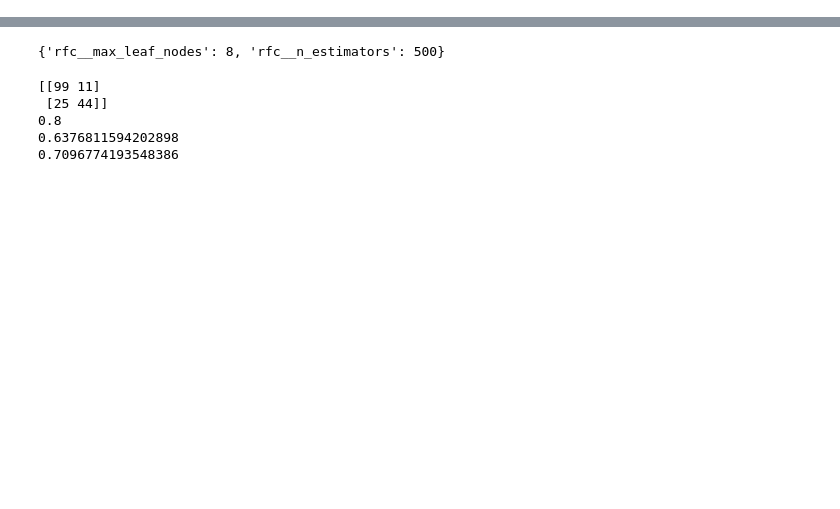
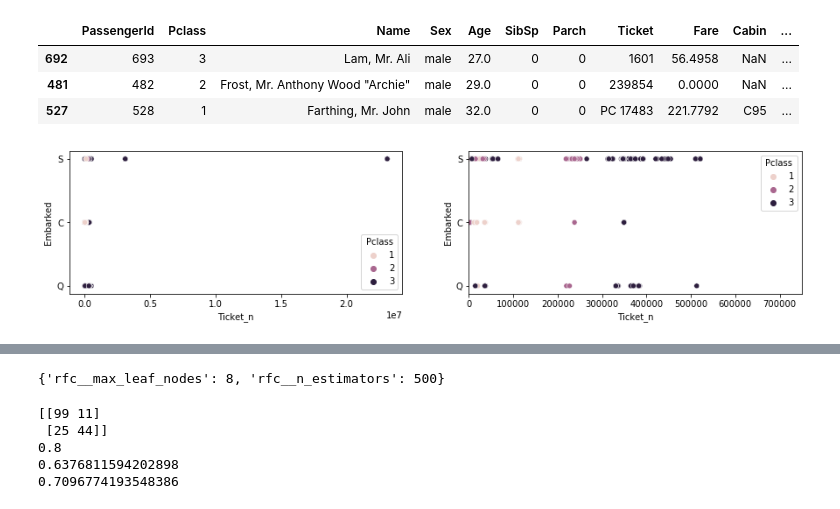
Before and after one commit to lcesaratto/Kaggle-Titanic, a Jupyter notebook: notebook.ipynb, the cells around one changed output, grey strips where cells are left out. Cells and saved outputs as stored; diff of their text form; code cells hidden in the pictures; blank space fills up the shorter version.

```diff
--- a/notebook.ipynb
+++ b/notebook.ipynb
@@ -64,0 +112,12 @@ X_train['Titles'] = X_train.apply(get_titles, axis=1)
+# %%
+## Estimate Age
+
+def estimate_age(df):
+    median_by_titles = df.groupby('Titles')['Age'].median()
+    median_by_gender = df.groupby('Sex')['Age'].median()
+    median_by_pclass = df.groupby('Pclass')['Age'].median()
+
+    return pd.Series(data=((median_by_titles[df['Titles']].values + median_by_gender[df['Sex']].values + median_by_pclass[df['Pclass']].values)//3), index=df.index)
+
+X_train['Age'].fillna(estimate_age(X_train), axis=0, inplace=True)
+X_train.isnull().sum()
@@ -64,0 +160,27 @@ X_train['Titles'] = X_train.apply(get_titles, axis=1)
+# %%
+## Check tickets
+
+import regex as re
+
+def fill_ticket_n(row):
+    try:
+        return int(re.sub("[^0-9]","",row['Ticket']))
+    except:
+        return int(0)
+
+X_train['Ticket_n'] = X_train.apply(fill_ticket_n,axis=1)
+display(X_train.head(3))
+
+plt.figure(figsize=(15,3))
+plt.subplot(1,2,1)
+sns.scatterplot(data=X_train,x='Ticket_n',y='Embarked', hue='Pclass')
+plt.subplot(1,2,2)
+sns.scatterplot(data=X_train,x='Ticket_n',y='Embarked', hue='Pclass')
+plt.axis(xmin=0, xmax=750000)
+plt.show()
+# %% [output]
+|  | PassengerId | Pclass | Name | Sex | Age | SibSp | Parch | Ticket | Fare | Cabin | ... |
+| 692 | 693 | 3 | Lam, Mr. Ali | male | 27.0 | 0 | 0 | 1601 | 56.4958 | NaN | ... |
+| 481 | 482 | 2 | Frost, Mr. Anthony Wood "Archie" | male | 29.0 | 0 | 0 | 239854 | 0.0000 | NaN | ... |
+| 527 | 528 | 1 | Farthing, Mr. John | male | 32.0 | 0 | 0 | PC 17483 | 221.7792 | C95 | ... |
+[figure, added]
```
Also changed, not shown: parts of 10 cells of this notebook.
